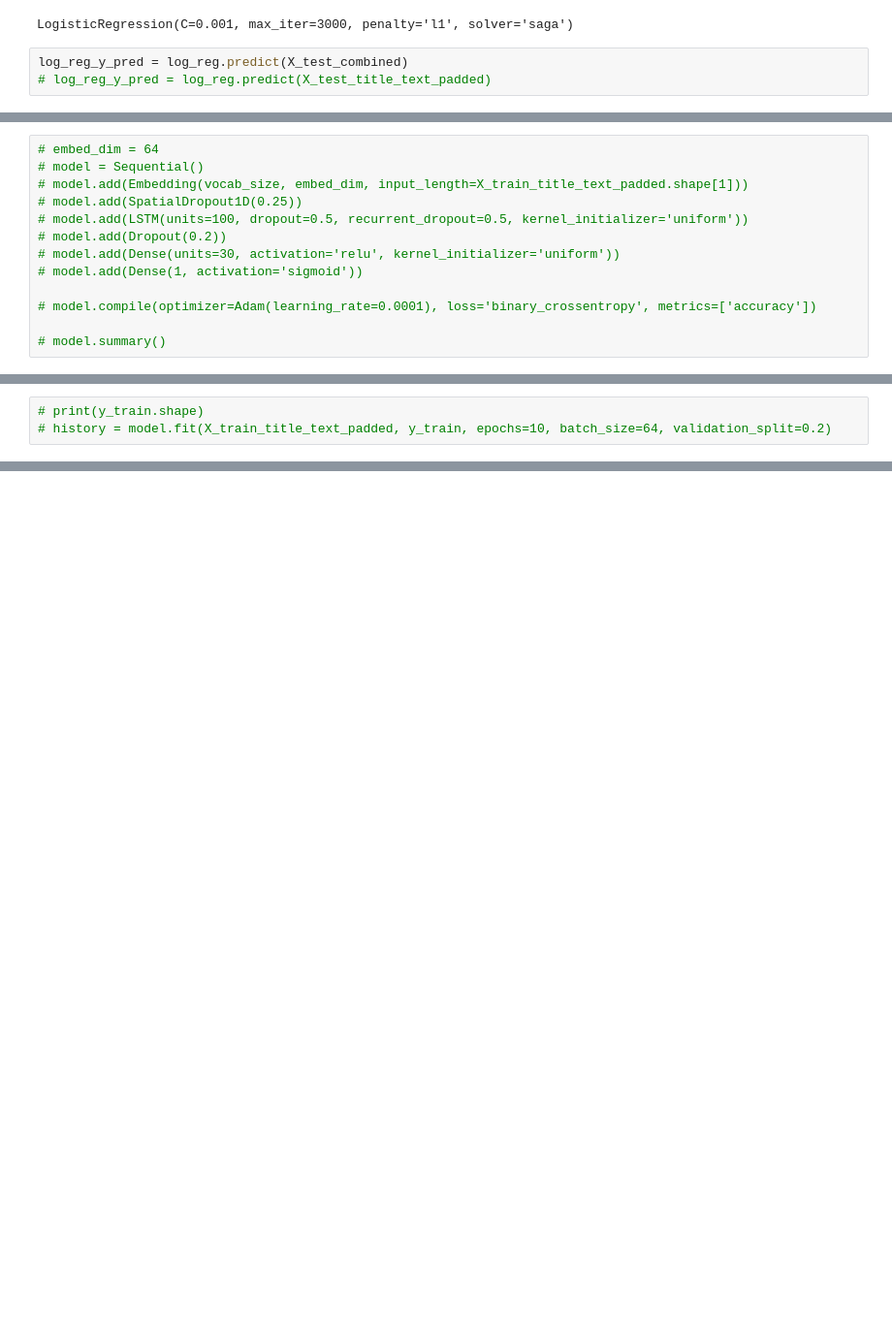
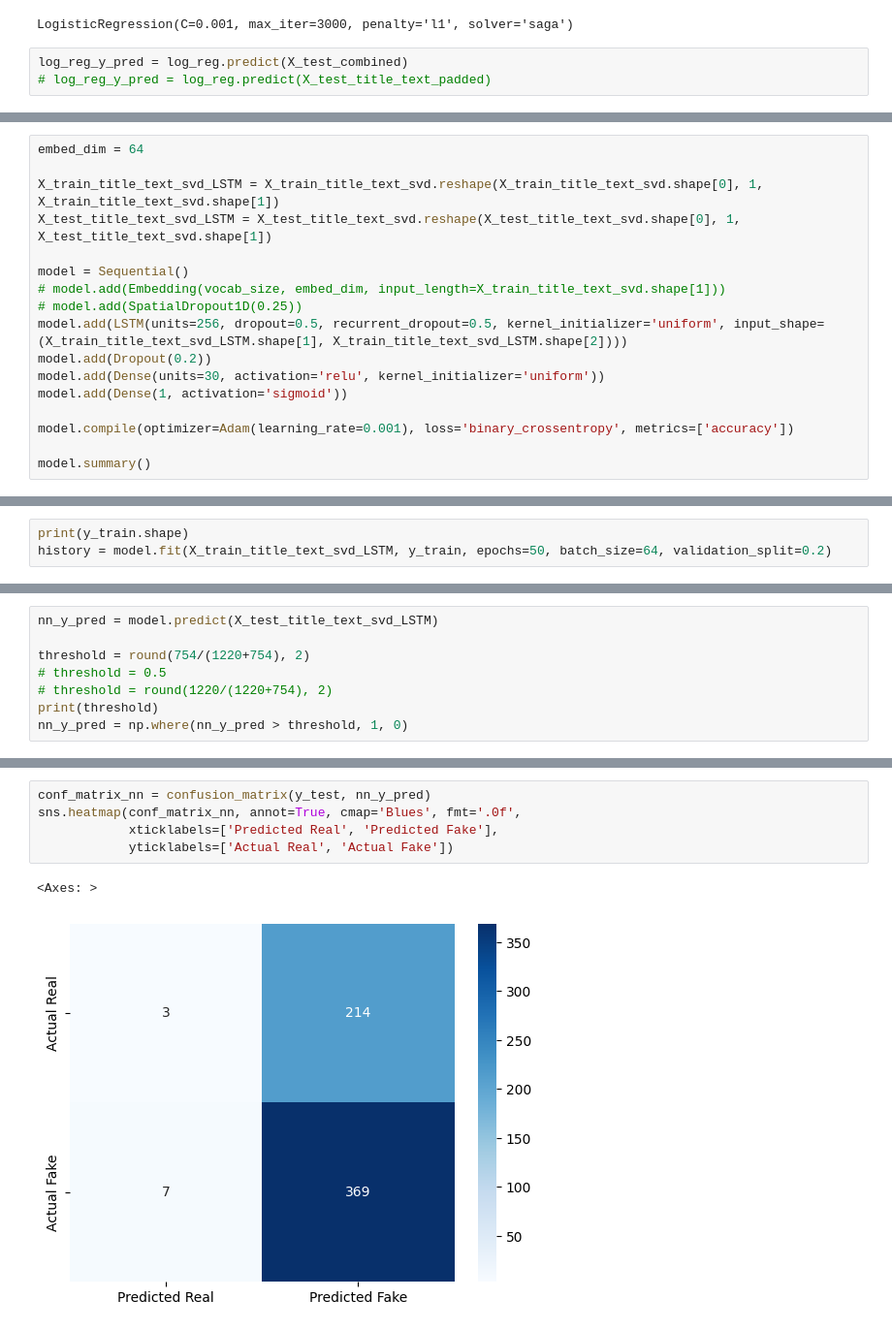
Before and after one commit to pkdc/fake-news-classifier, a Jupyter notebook: notebooks/fake_news.ipynb, the cells around one changed output, grey strips where cells are left out. Shown: that part at 97% size. Saved outputs shown, nothing was run; the diff lists cells and outputs as text; blank space fills up the shorter version.

```diff
--- a/notebooks/fake_news.ipynb
+++ b/notebooks/fake_news.ipynb
@@ -489,13 +511,17 @@ weighted avg       0.56      0.58      0.57       593
 # %%
-# embed_dim = 64
-# model = Sequential()
-# model.add(Embedding(vocab_size, embed_dim, input_length=X_train_title_text_padded.shape[1]))
+embed_dim = 64
+
+X_train_title_text_svd_LSTM = X_train_title_text_svd.reshape(X_train_title_text_svd.shape[0], 1, X_train_title_text_svd.shape[1])
+X_test_title_text_svd_LSTM = X_test_title_text_svd.reshape(X_test_title_text_svd.shape[0], 1, X_test_title_text_svd.shape[1])
+
+model = Sequential()
+# model.add(Embedding(vocab_size, embed_dim, input_length=X_train_title_text_svd.shape[1]))
 # model.add(SpatialDropout1D(0.25))
-# model.add(LSTM(units=100, dropout=0.5, recurrent_dropout=0.5, kernel_initializer='uniform'))
-# model.add(Dropout(0.2))
-# model.add(Dense(units=30, activation='relu', kernel_initializer='uniform'))
-# model.add(Dense(1, activation='sigmoid'))
+model.add(LSTM(units=256, dropout=0.5, recurrent_dropout=0.5, kernel_initializer='uniform', input_shape=(X_train_title_text_svd_LSTM.shape[1], X_train_title_text_svd_LSTM.shape[2])))
+model.add(Dropout(0.2))
+model.add(Dense(units=30, activation='relu', kernel_initializer='uniform'))
+model.add(Dense(1, activation='sigmoid'))
 
-# model.compile(optimizer=Adam(learning_rate=0.0001), loss='binary_crossentropy', metrics=['accuracy'])
+model.compile(optimizer=Adam(learning_rate=0.001), loss='binary_crossentropy', metrics=['accuracy'])
 
-# model.summary()
+model.summary()
@@ -502,3 +550,3 @@ weighted avg       0.56      0.58      0.57       593
 # %%
-# print(y_train.shape)
-# history = model.fit(X_train_title_text_padded, y_train, epochs=10, batch_size=64, validation_split=0.2)
+print(y_train.shape)
+history = model.fit(X_train_title_text_svd_LSTM, y_train, epochs=50, batch_size=64, validation_split=0.2)
@@ -510,0 +571,8 @@ Vocabulary size: 35979
+# %%
+nn_y_pred = model.predict(X_test_title_text_svd_LSTM)
+
+threshold = round(754/(1220+754), 2)
+# threshold = 0.5
+# threshold = round(1220/(1220+754), 2)
+print(threshold)
+nn_y_pred = np.where(nn_y_pred > threshold, 1, 0)
@@ -510,0 +582,8 @@ Vocabulary size: 35979
+# %%
+conf_matrix_nn = confusion_matrix(y_test, nn_y_pred)
+sns.heatmap(conf_matrix_nn, annot=True, cmap='Blues', fmt='.0f',
+            xticklabels=['Predicted Real', 'Predicted Fake'],
+            yticklabels=['Actual Real', 'Actual Fake'])
+# %% [output]
+<Axes: >
+[figure, added]
```
Also changed, not shown: parts of 13 cells of this notebook.
